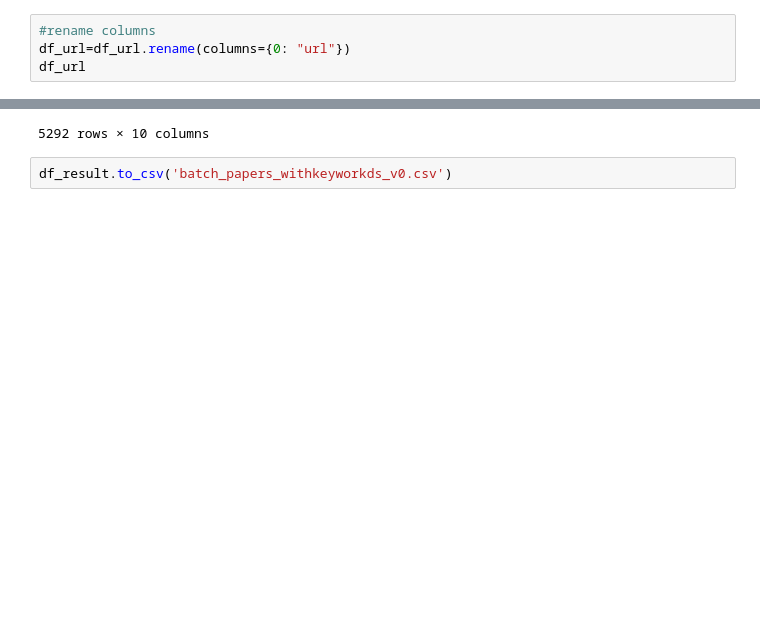
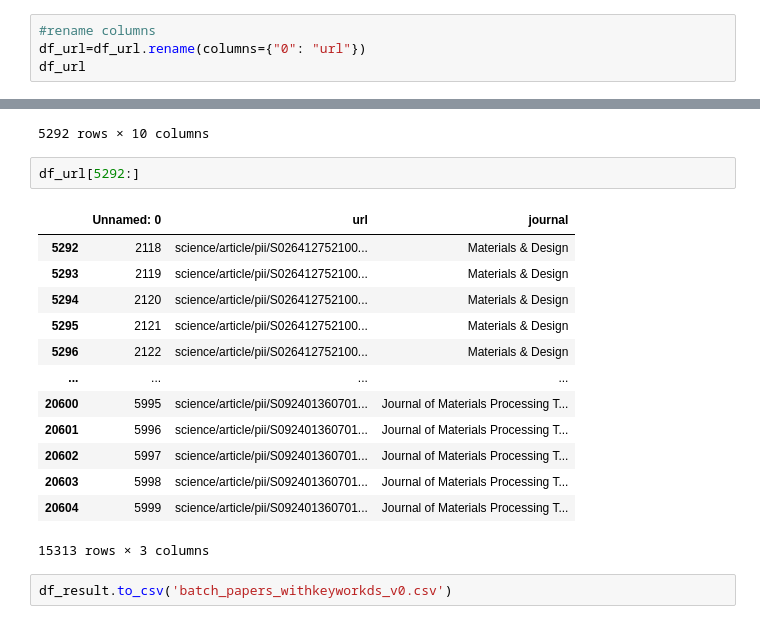
Before and after one commit to huruizverastegui/paper-scrapper, a Jupyter notebook: paper scrapping.ipynb, the cells around one changed output, grey strips where cells are left out. Cells and saved outputs as stored; diff of their text form; blank space fills up the shorter version.

```diff
--- a/paper scrapping.ipynb
+++ b/paper scrapping.ipynb
@@ -133,6 +150,6 @@ df_url
 # %%
 #rename columns
-df_url=df_url.rename(columns={0: "url"})
+df_url=df_url.rename(columns={"0": "url"})
 df_url
 # %% [output]
 |  | Unnamed: 0 | url | journal |
@@ -293,5 +308,21 @@ df_result
 | 0 | Materials & Design | https://www.sciencedirect.com/sci... | [Random fiber distribution, Delau... | [Generation of random fiber distr... | [><div id="as015"><p id="sp0015">... | [https://doi.org/10.1016/j.matdes... | [12] | [August 2021] | [<dt><sup>a</sup></dt><dd>State K... | [Wang, Wang, Fei, Wang, Dong, Ke] |
 | 0 | Materials & Design | https://www.sciencedirect.com/sci... | [Nickel-based alloys, Deformation... | [Deformation twinning versus slip... | [><div id="as015"><p id="sp0015">... | [https://doi.org/10.1016/j.matdes... | [13] | [September 2021] | [<dt><sup>a</sup></dt><dd>Departm... | [Vo, Dang, Teng, Schneider, Eftin... |
 5292 rows × 10 columns
+# %%
+df_url[5292:]
+# %% [output]
+|  | Unnamed: 0 | url | journal |
+| 5292 | 2118 | science/article/pii/S026412752100... | Materials & Design |
+| 5293 | 2119 | science/article/pii/S026412752100... | Materials & Design |
+| 5294 | 2120 | science/article/pii/S026412752100... | Materials & Design |
+| 5295 | 2121 | science/article/pii/S026412752100... | Materials & Design |
+| 5296 | 2122 | science/article/pii/S026412752100... | Materials & Design |
+| ... | ... | ... | ... |
+| 20600 | 5995 | science/article/pii/S092401360701... | Journal of Materials Processing T... |
+| 20601 | 5996 | science/article/pii/S092401360701... | Journal of Materials Processing T... |
+| 20602 | 5997 | science/article/pii/S092401360701... | Journal of Materials Processing T... |
+| 20603 | 5998 | science/article/pii/S092401360701... | Journal of Materials Processing T... |
+| 20604 | 5999 | science/article/pii/S092401360701... | Journal of Materials Processing T... |
+15313 rows × 3 columns
 # %%
 df_result.to_csv('batch_papers_withkeyworkds_v0.csv')
```
Also changed, not shown: parts of 8 cells of this notebook.
